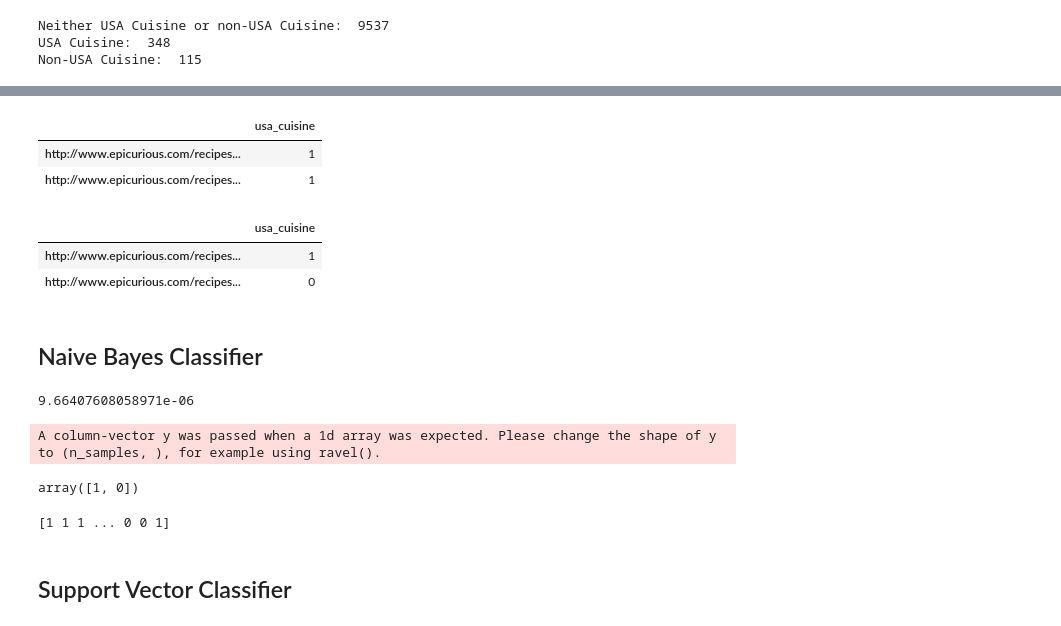
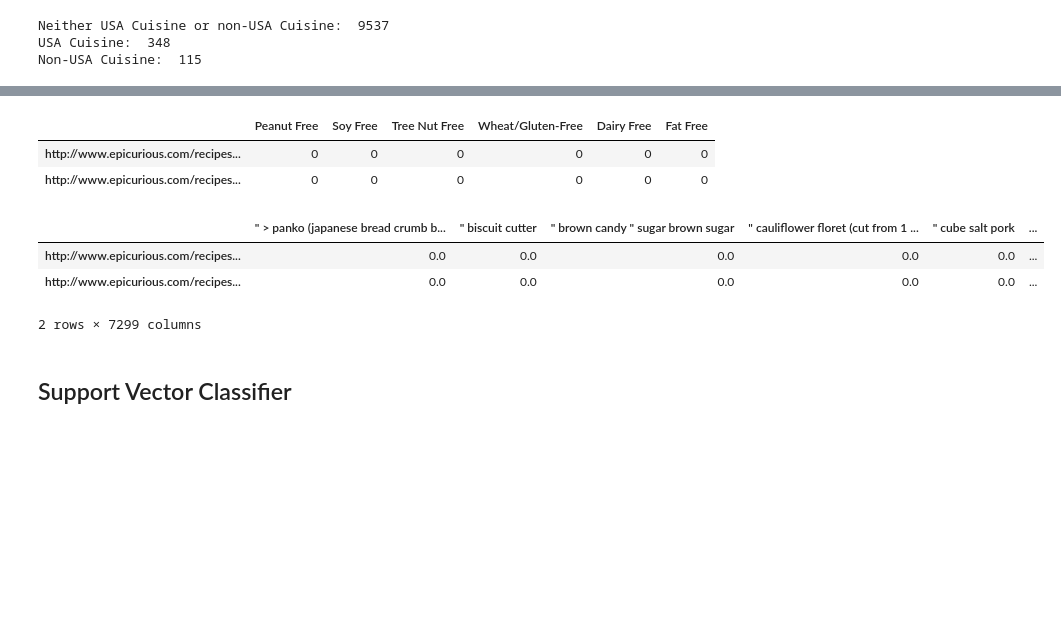
Before and after one commit to Sisyphus192/deep-dishes, a Jupyter notebook: notebooks/classification.ipynb, the cells around one changed output, grey strips where cells are left out. Cells and saved outputs as stored; diff of their text form; code cells hidden in the pictures; blank space fills up the shorter version.

```diff
--- a/notebooks/classification.ipynb
+++ b/notebooks/classification.ipynb
@@ -200,0 +211,4 @@ sample_df = dropZeroColumns(sample_df)
+# %%
+allergy = ['Peanut Free','Soy Free','Tree Nut Free','Wheat/Gluten-Free','Dairy Free','Fat Free']
+sample_df[allergy] *= 1
+sample_df.head(1)
@@ -212,3 +249,11 @@ Non-USA Cuisine:  115
+# %%
+drop_column = ['avg_rating','best_rating','prepare_again_rating','num_reviews','usa_cuisine','tags','title']
+label_column = ['Peanut Free','Soy Free','Tree Nut Free','Wheat/Gluten-Free','Dairy Free','Fat Free']
+
+# copy1 = sample_df
+# copy2 = sample_df
+# usa_tag_df = deleterows(copy1,'usa_cuisine',2,'',True)
+# no_cuisine_tag_df = deleterows(copy2,'usa_cuisine',1,0,False)
 # %%
 sample_df = dropColumn(sample_df,drop_column)
 # %%
@@ -230,8 +264,0 @@ sample_df
-# %%
-drop_column = ['avg_rating','best_rating','prepare_again_rating','num_reviews','Peanut Free','Soy Free','Tree Nut Free','Wheat/Gluten-Free','Dairy Free','Fat Free','tags','title']
-label_column = ['usa_cuisine']
-
-copy1 = sample_df
-copy2 = sample_df
-usa_tag_df = deleterows(copy1,'usa_cuisine',2,'',True)
-no_cuisine_tag_df = deleterows(copy2,'usa_cuisine',1,0,False)
@@ -256,5 +267,5 @@ usa_tag_df
 # %%
-training_data,test_data = train_test_split(usa_tag_df,test_size= 0.2)
+training_data,test_data = train_test_split(sample_df,test_size= 0.2)
 train_data,train_label = getTrianData(training_data,label_column)
 test_data,test_label = getTrianData(test_data,label_column)
 # %%
@@ -263,27 +274,13 @@ test_data,test_label = getTrianData(test_data,label_column)
 # %%
 train_label.head(2)
 # %% [output]
-|  | usa_cuisine |
-| http://www.epicurious.com/recipes... | 1 |
-| http://www.epicurious.com/recipes... | 1 |
+|  | Peanut Free | Soy Free | Tree Nut Free | Wheat/Gluten-Free | Dairy Free | Fat Free |
+| http://www.epicurious.com/recipes... | 0 | 0 | 0 | 0 | 0 | 0 |
+| http://www.epicurious.com/recipes... | 0 | 0 | 0 | 0 | 0 | 0 |
 # %%
-test_label.head(2)
+train_data.head(2)
 # %% [output]
-|  | usa_cuisine |
-| http://www.epicurious.com/recipes... | 1 |
-| http://www.epicurious.com/recipes... | 0 |
+|  | " > panko (japanese bread crumb b... | " biscuit cutter | " brown candy " sugar brown sugar | " cauliflower floret (cut from 1 ... | " cube salt pork | ... |
+| http://www.epicurious.com/recipes... | 0.0 | 0.0 | 0.0 | 0.0 | 0.0 | ... |
+| http://www.epicurious.com/recipes... | 0.0 | 0.0 | 0.0 | 0.0 | 0.0 | ... |
+2 rows × 7299 columns
-# %% [markdown]
-## Naive Bayes Classifier
-# %%
-
-# # create a guassian classifier
-bayes_model = GaussianNB()
-bayes_model.fit(train_data,train_label)
-print(bayes_model.epsilon_)
-# %% [output]
-9.66407608058971e-06
-A column-vector y was passed when a 1d array was expected. Please change the shape of y to (n_samples, ), for example using ravel().
-# %%
-bayes_model.predict(corr_data.iloc[0:2])
-# %% [output]
-array([1, 0])
@@ -292,7 +287,3 @@ results = bayes_model.predict(test_data)
-# %%
-print(results)
-# %% [output]
-[1 1 1 ... 0 0 1]
 # %% [markdown]
 ## Support Vector Classifier
 # %% [markdown]
```
Also changed, not shown: parts of 21 cells of this notebook.
